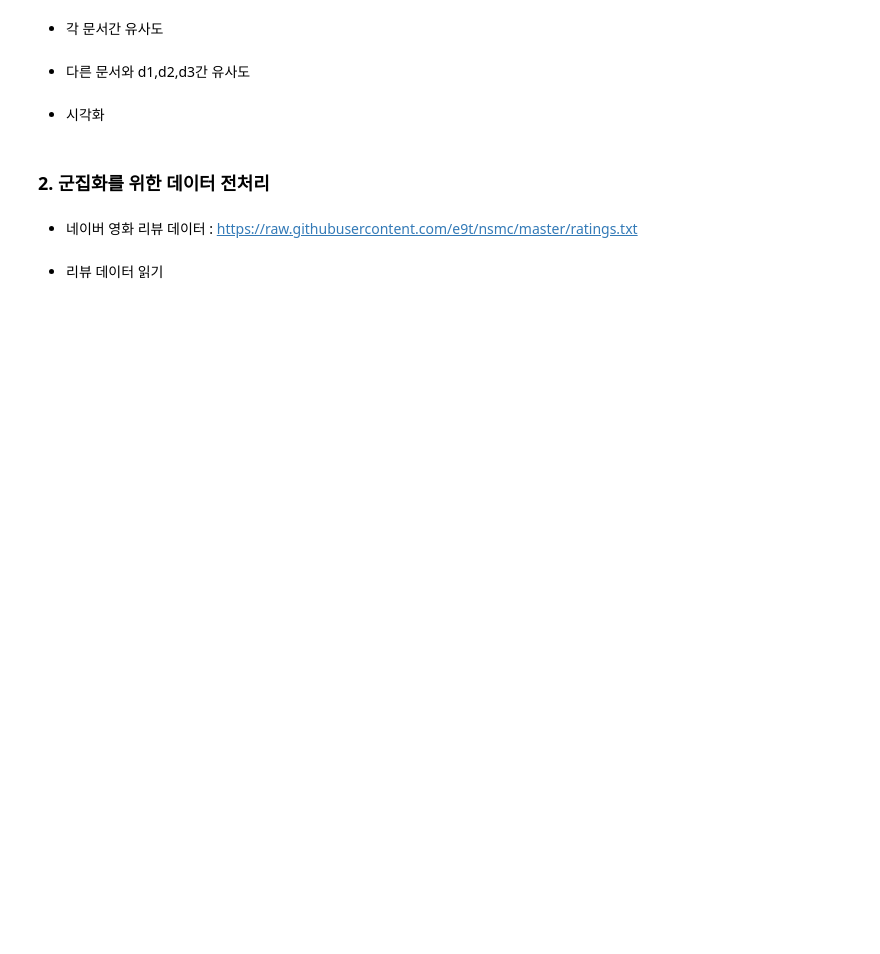
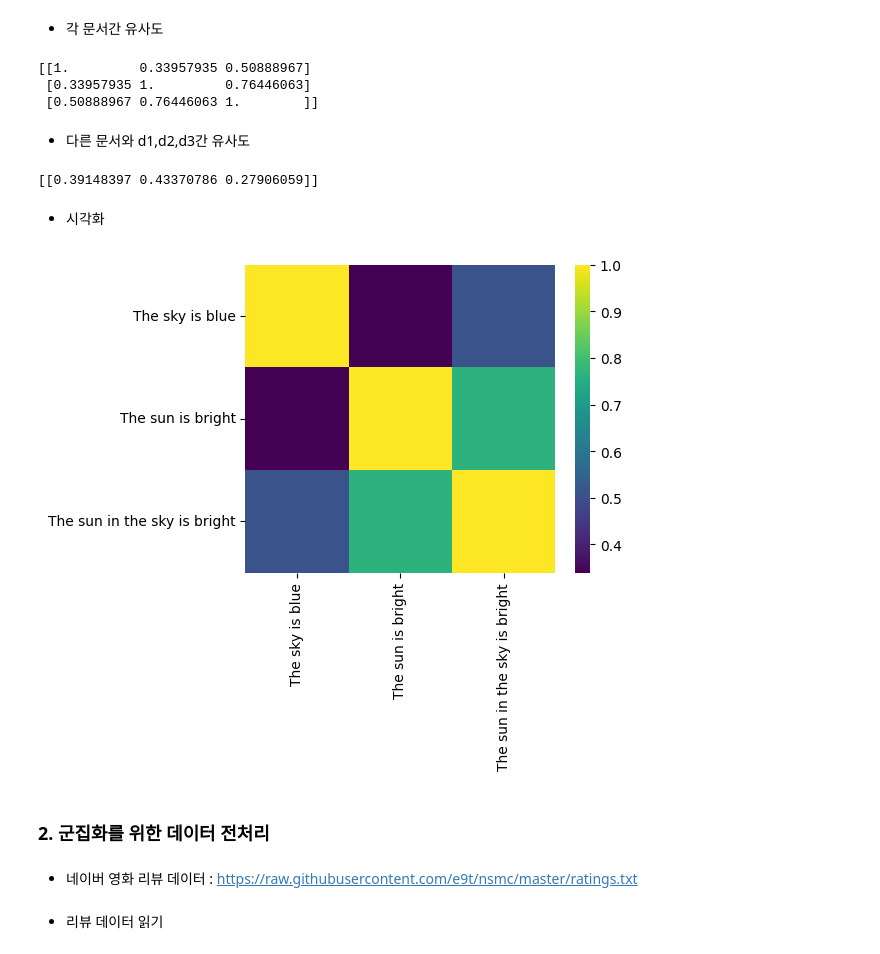
Before and after one commit to yooleene/Level2_office, a Jupyter notebook: M4.5_비정형 데이터 분석_군집 분석.ipynb, the cells around one changed output. Saved outputs shown, nothing was run; the diff lists cells and outputs as text; code cells hidden in the pictures; blank space fills up the shorter version.

```diff
--- a/M4.5_비정형 데이터 분석_군집 분석.ipynb
+++ b/M4.5_비정형 데이터 분석_군집 분석.ipynb
@@ -55,5 +63,12 @@ from sklearn.feature_extraction.text import TfidfVectorizer
 from sklearn.metrics.pairwise import cosine_similarity
 
 import numpy as np
+
+tfidf = TfidfVectorizer()
 # %% [markdown]
 ##### ② tf-idf 계산
+# %%
+docs = np.array([d1,d2,d3])
+tfidf_matrix = tfidf.fit_transform(docs)
+print(tfidf_matrix)
+print(tfidf_matrix.toarray())
@@ -64,6 +105,20 @@ import numpy as np
 # %% [markdown]
 - 각 문서간 유사도
+# %%
+sim = cosine_similarity(tfidf_matrix, tfidf_matrix)
+print(sim)
+# %% [output]
+[[1.         0.33957935 0.50888967]
+ [0.33957935 1.         0.76446063]
+ [0.50888967 0.76446063 1.        ]]
 # %% [markdown]
 - 다른 문서와 d1,d2,d3간 유사도
+# %%
+d5 = 'this is test'
+test = tfidf.transform([d5])
+sim = cosine_similarity(test, tfidf_matrix)
+print(sim)
+# %% [output]
+[[0.39148397 0.43370786 0.27906059]]
 # %% [markdown]
 - 시각화
@@ -73,3 +125,15 @@ import seaborn as sns
+# %%
+import matplotlib.pyplot as plt
+import seaborn as sns
+
+sim = cosine_similarity(tfidf_matrix, tfidf_matrix)
+# print(sim)
+
+map = sns.heatmap(sim, xticklabels=docs, yticklabels=docs, cmap='viridis')
+map.figure.set_size_inches(5,4)
+plt.show();
+# %% [output]
+[figure, added]
 # %% [markdown]
 ### 2. 군집화를 위한 데이터 전처리
 # %% [markdown]
```
Also changed, not shown: parts of 17 cells of this notebook, 7 other files.
